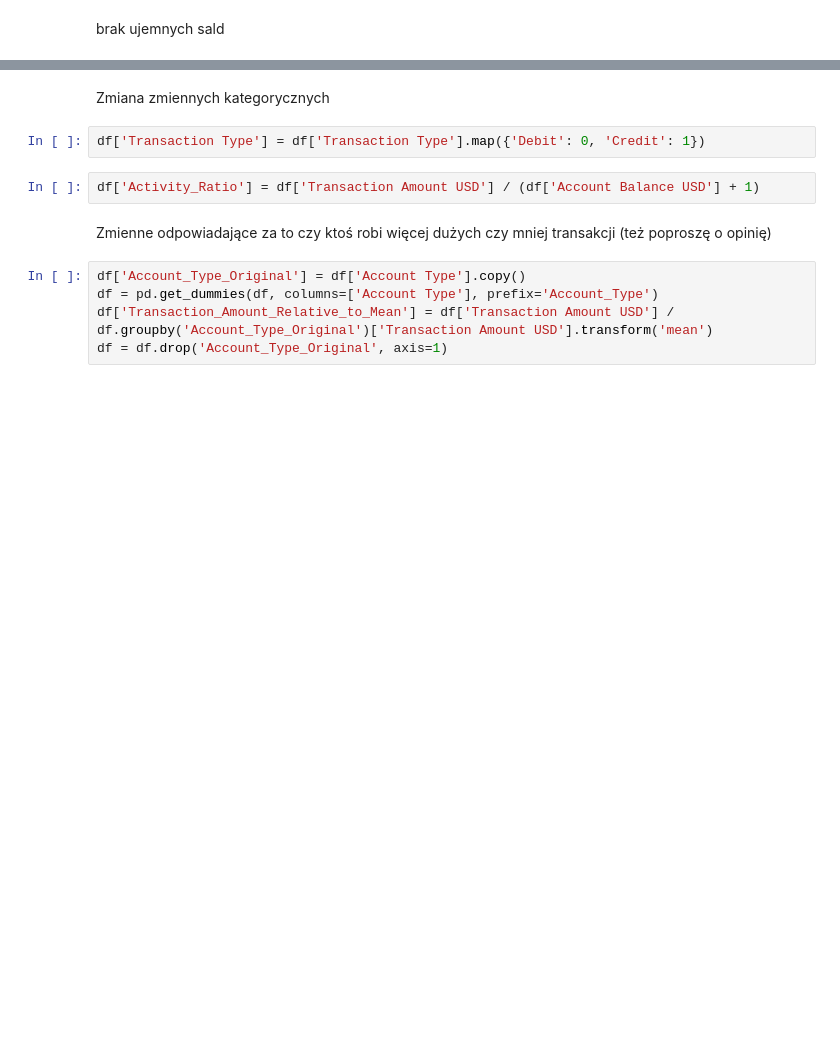
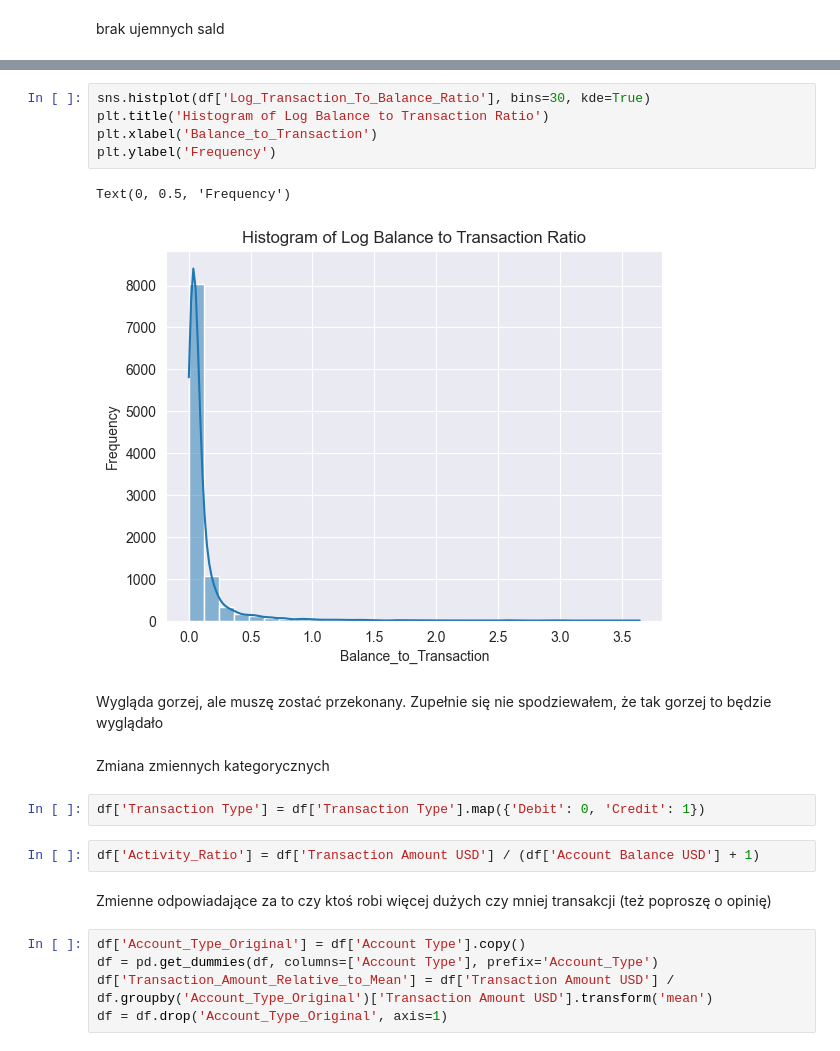
Before and after one commit to wiktoriakawa/IntroductionToMachineLearning-Project2, a Jupyter notebook: budowa_krok_1i2_3.ipynb, the cells around one changed output, grey strips where cells are left out. Cells and saved outputs as stored; diff of their text form; blank space fills up the shorter version.

```diff
--- a/budowa_krok_1i2_3.ipynb
+++ b/budowa_krok_1i2_3.ipynb
@@ -382,3 +399,13 @@ brak ujemnych sald
+# %%
+sns.histplot(df['Log_Transaction_To_Balance_Ratio'], bins=30, kde=True)
+plt.title('Histogram of Log Balance to Transaction Ratio')
+plt.xlabel('Balance_to_Transaction')
+plt.ylabel('Frequency')
+# %% [output]
+Text(0, 0.5, 'Frequency')
+[figure, added]
+# %% [markdown]
+Wygląda gorzej, ale muszę zostać przekonany. Zupełnie się nie spodziewałem, że tak gorzej to będzie wyglądało
 # %% [markdown]
 Zmiana zmiennych kategorycznych
 # %%
```
Also changed, not shown: parts of 52 cells of this notebook, 1 other file.
